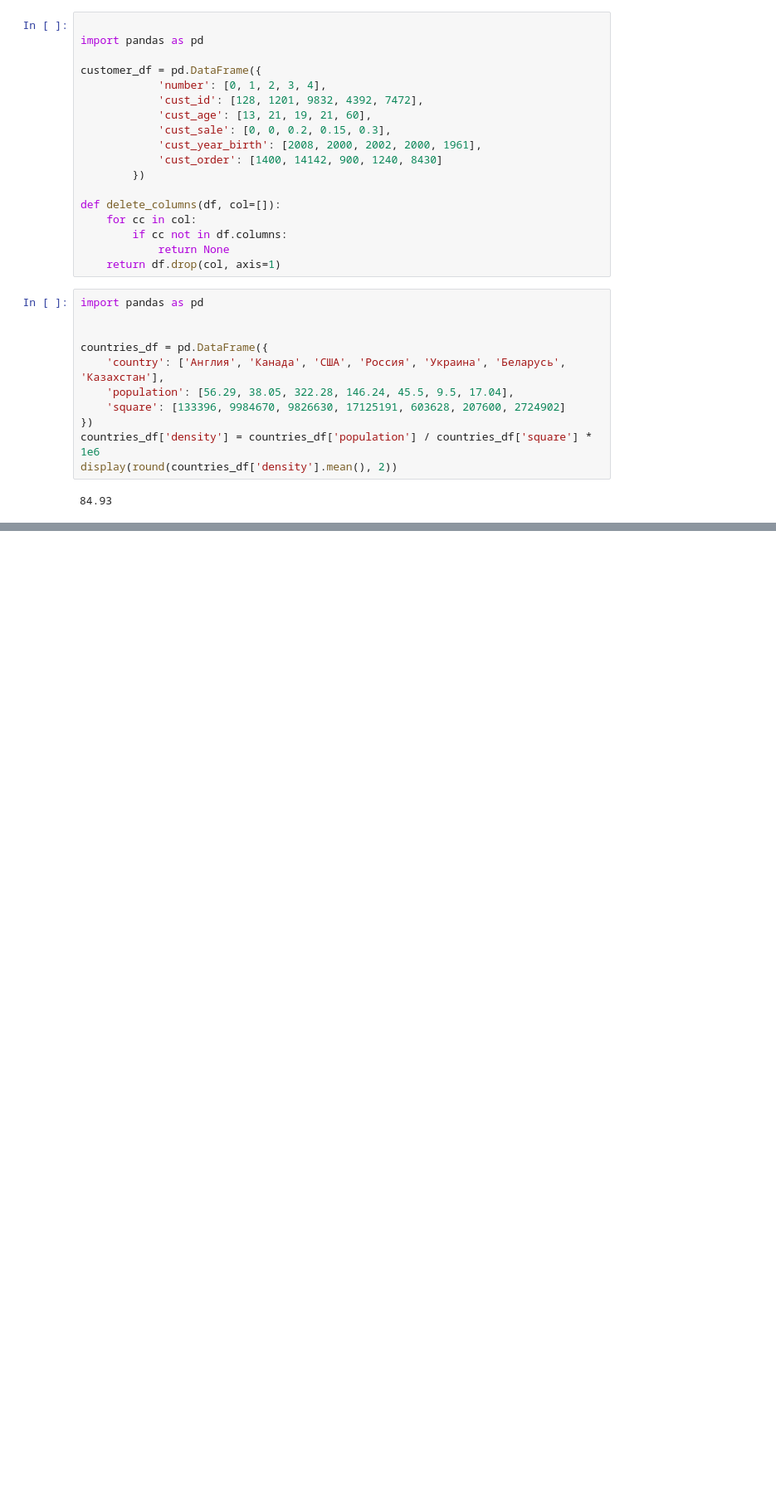
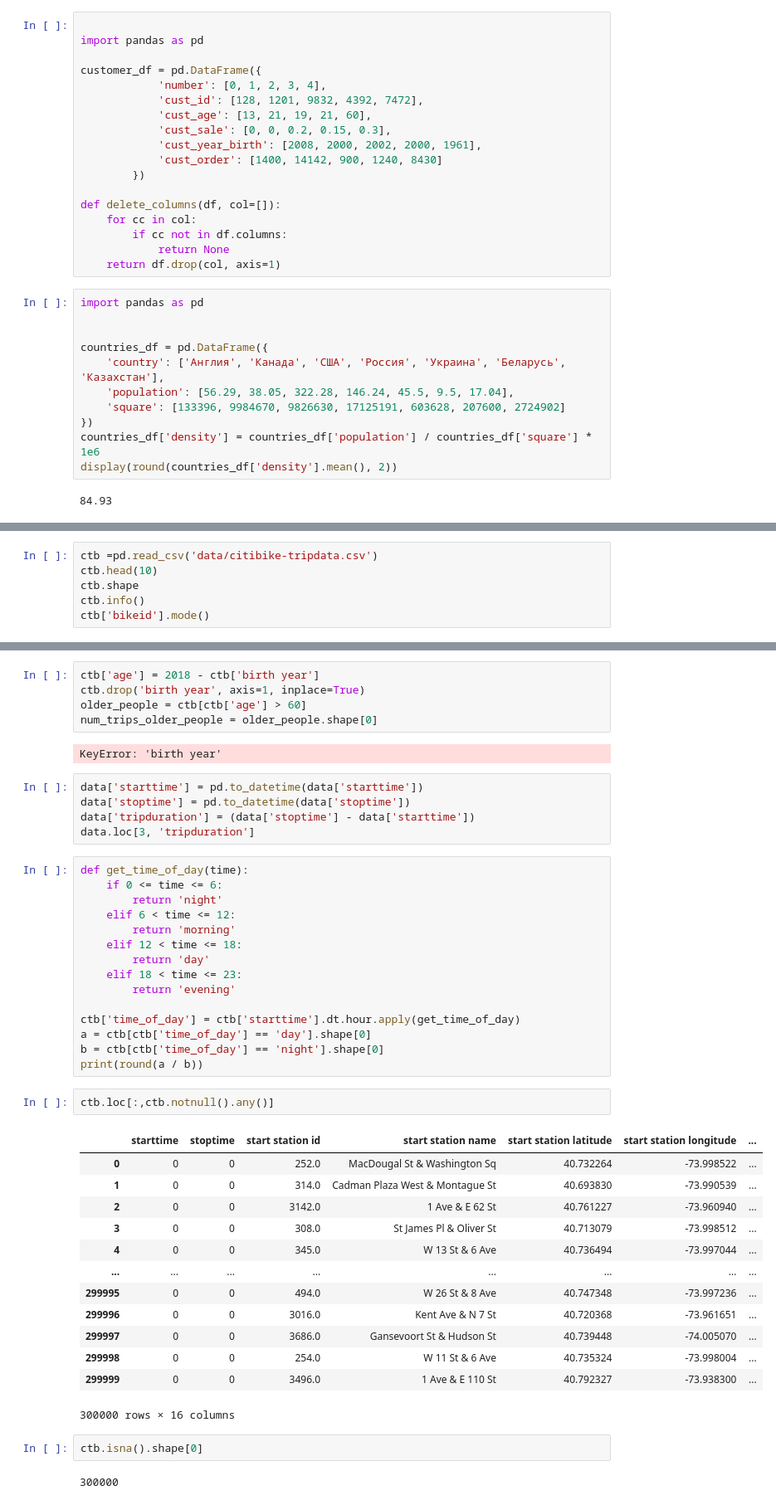
Before and after one commit to crazymarmot/Skillfactory, a Jupyter notebook: PY_10_Entering inPandas/first time in Pandas.ipynb, the cells around one changed output, grey strips where cells are left out. Shown: that part at 83% size. Drawn from its saved outputs; the diff is of its cells as text; blank space fills up the shorter version.

Commit message:
name change

```diff
--- a/PY_10_Entering inPandas/first time in Pandas.ipynb
+++ b/PY_10_Entering inPandas/first time in Pandas.ipynb
@@ -202,0 +192,6 @@ Name: AreaRatio, Length: 13580, dtype: float64
+# %%
+ctb =pd.read_csv('data/citibike-tripdata.csv')
+ctb.head(10)
+ctb.shape
+ctb.info()
+ctb['bikeid'].mode()
@@ -202,0 +239,47 @@ Name: AreaRatio, Length: 13580, dtype: float64
+# %%
+ctb['age'] = 2018 - ctb['birth year']
+ctb.drop('birth year', axis=1, inplace=True)
+older_people = ctb[ctb['age'] > 60]
+num_trips_older_people = older_people.shape[0]
+# %% [output]
+KeyError: 'birth year'
+# %%
+data['starttime'] = pd.to_datetime(data['starttime'])
+data['stoptime'] = pd.to_datetime(data['stoptime'])
+data['tripduration'] = (data['stoptime'] - data['starttime'])
+data.loc[3, 'tripduration']
+# %%
+def get_time_of_day(time):
+    if 0 <= time <= 6:
+        return 'night'
+    elif 6 < time <= 12:
+        return 'morning'
+    elif 12 < time <= 18:
+        return 'day'
+    elif 18 < time <= 23:
+        return 'evening'
+
+ctb['time_of_day'] = ctb['starttime'].dt.hour.apply(get_time_of_day)
+a = ctb[ctb['time_of_day'] == 'day'].shape[0]
+b = ctb[ctb['time_of_day'] == 'night'].shape[0]
+print(round(a / b))
+# %%
+ctb.loc[:,ctb.notnull().any()]
+# %% [output]
+|  | starttime | stoptime | start station id | start station name | start station latitude | start station longitude | ... |
+| 0 | 0 | 0 | 252.0 | MacDougal St & Washington Sq | 40.732264 | -73.998522 | ... |
+| 1 | 0 | 0 | 314.0 | Cadman Plaza West & Montague St | 40.693830 | -73.990539 | ... |
+| 2 | 0 | 0 | 3142.0 | 1 Ave & E 62 St | 40.761227 | -73.960940 | ... |
+| 3 | 0 | 0 | 308.0 | St James Pl & Oliver St | 40.713079 | -73.998512 | ... |
+| 4 | 0 | 0 | 345.0 | W 13 St & 6 Ave | 40.736494 | -73.997044 | ... |
+| ... | ... | ... | ... | ... | ... | ... | ... |
+| 299995 | 0 | 0 | 494.0 | W 26 St & 8 Ave | 40.747348 | -73.997236 | ... |
+| 299996 | 0 | 0 | 3016.0 | Kent Ave & N 7 St | 40.720368 | -73.961651 | ... |
+| 299997 | 0 | 0 | 3686.0 | Gansevoort St & Hudson St | 40.739448 | -74.005070 | ... |
+| 299998 | 0 | 0 | 254.0 | W 11 St & 6 Ave | 40.735324 | -73.998004 | ... |
+| 299999 | 0 | 0 | 3496.0 | 1 Ave & E 110 St | 40.792327 | -73.938300 | ... |
+300000 rows × 16 columns
+# %%
+ctb.isna().shape[0]
+# %% [output]
+300000
```
Also changed, not shown: parts of 21 cells of this notebook, 4 other files.
